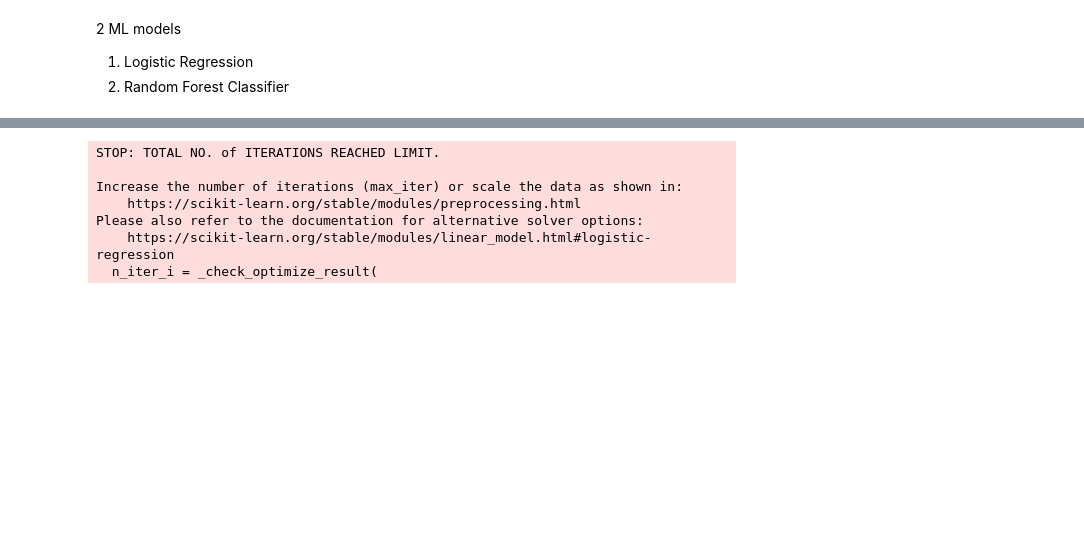
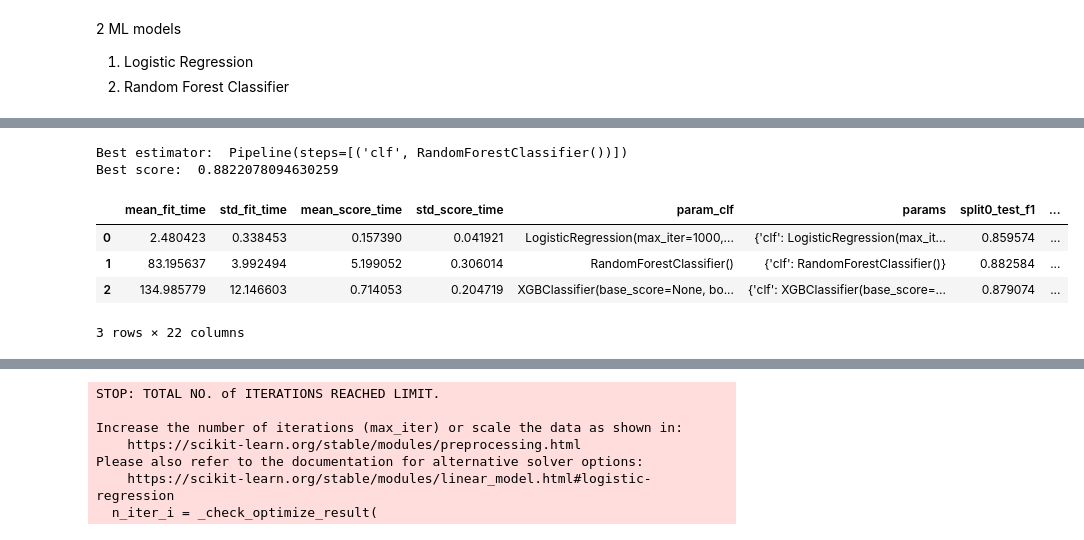
Before and after one commit to IISC-ICAIML-Porject/Covid-19-Mortality-Prediction, a Jupyter notebook: Covid_19_Mortality_prediction.ipynb, the cells around one changed output, grey strips where cells are left out. Cells and saved outputs as stored; diff of their text form; code cells hidden in the pictures; blank space fills up the shorter version.

```diff
--- a/Covid_19_Mortality_prediction.ipynb
+++ b/Covid_19_Mortality_prediction.ipynb
@@ -353,0 +502,12 @@ X_train, X_test, y_train, y_test = train_test_split(X, y, test_size=0.2)
+# %%
+print("Best estimator: ", grid_resampled.best_estimator_)
+print("Best score: ", grid_resampled.best_score_)
+pd.DataFrame(grid_resampled.cv_results_)
+# %% [output]
+Best estimator:  Pipeline(steps=[('clf', RandomForestClassifier())])
+Best score:  0.8822078094630259
+|  | mean_fit_time | std_fit_time | mean_score_time | std_score_time | param_clf | params | split0_test_f1 | ... |
+| 0 | 2.480423 | 0.338453 | 0.157390 | 0.041921 | LogisticRegression(max_iter=1000,... | {'clf': LogisticRegression(max_it... | 0.859574 | ... |
+| 1 | 83.195637 | 3.992494 | 5.199052 | 0.306014 | RandomForestClassifier() | {'clf': RandomForestClassifier()} | 0.882584 | ... |
+| 2 | 134.985779 | 12.146603 | 0.714053 | 0.204719 | XGBClassifier(base_score=None, bo... | {'clf': XGBClassifier(base_score=... | 0.879074 | ... |
+3 rows × 22 columns
```
Also changed, not shown: parts of 30 cells of this notebook.
